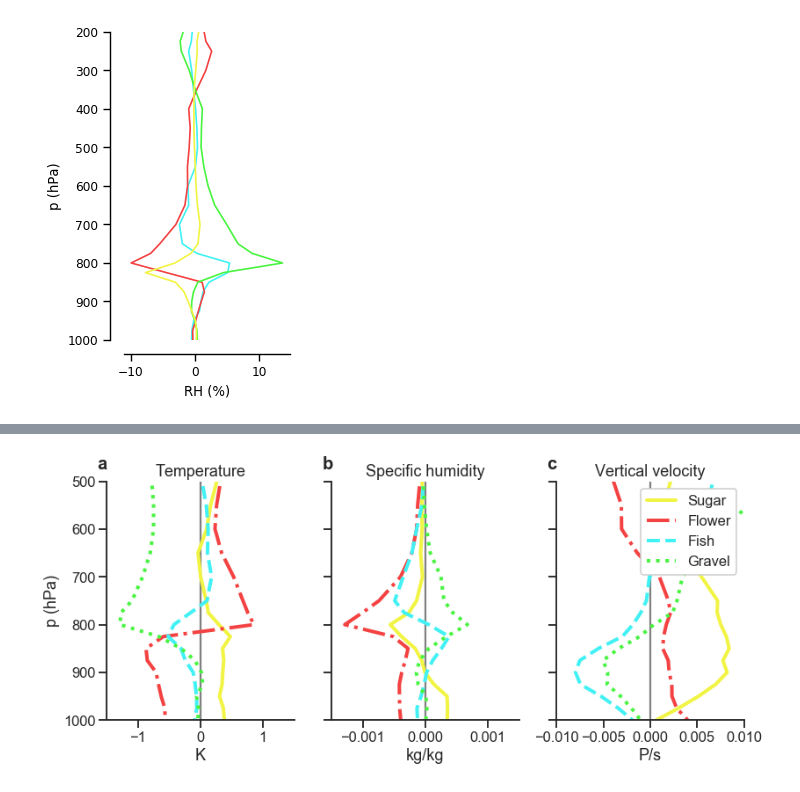
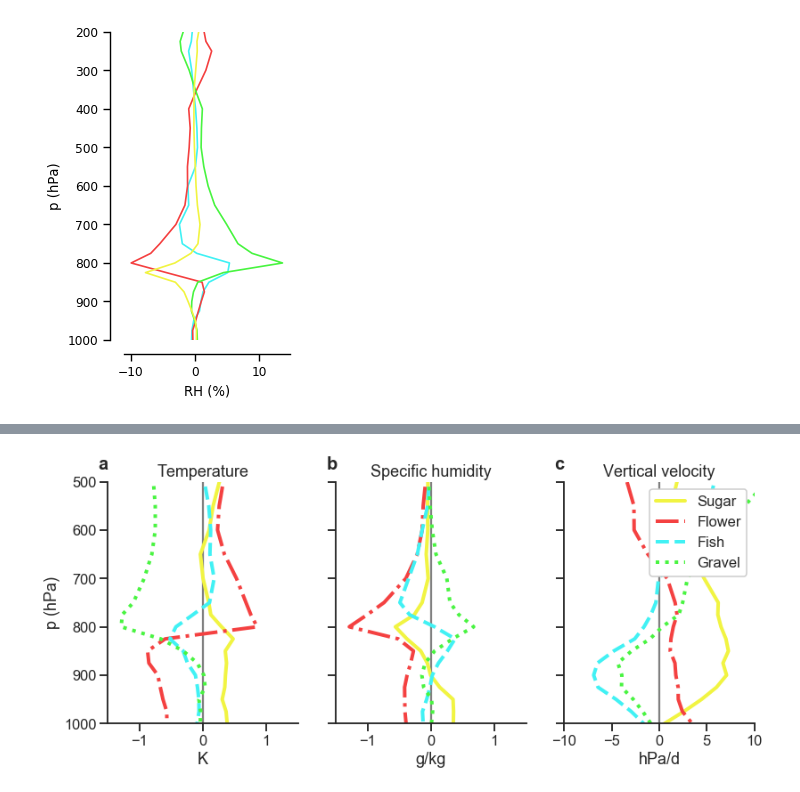
Before and after one commit to raspstephan/sugar-flower-fish-or-gravel, a Jupyter notebook: Plotting_ERAInterim_HumanLabelsProfiles.ipynb, the cells around one changed output, grey strips where cells are left out. Saved outputs shown, nothing was run; the diff lists cells and outputs as text; code cells hidden in the pictures.

```diff
--- a/Plotting_ERAInterim_HumanLabelsProfiles.ipynb
+++ b/Plotting_ERAInterim_HumanLabelsProfiles.ipynb
@@ -24,7 +24,7 @@ Data variables:
     Vertical_velocity_isobaric         (pattern, pressure) float32 ...
     Vertical_velocity_isobaric_median  (pressure) float32 ...
 # %%
-df = pd.read_json('ERAInterim_Profiles_Human.json')
+df = pd.read_json('ERAInterim_Profiles_Human2.json')
 # %%
 variables = ['Cloud_cover_isobaric', 'Temperature_isobaric', 'Vertical_velocity_isobaric',
              'Specific_humidity_isobaric', 'Relative_humidity_isobaric']
@@ -132,10 +132,11 @@ plt.rc("axes.spines", top=False, right=False)
 variables = ['Temperature_isobaric', 'Specific_humidity_isobaric', 'Vertical_velocity_isobaric',
              'Cloud_cover_isobaric']
 titles = ['Temperature', 'Specific humidity', 'Vertical velocity', 'Cloud cover']
-xlabels = ['K', 'kg/kg', 'P/s', '%']
+xlabels = ['K', 'g/kg', 'hPa/d', '%']
+factor = [1., 1000, 60*60*24/100, 1]
 # %%
 abcd = ['a', 'b', 'c', 'd']
-xl = [1.5, 0.0015, 0.01]
+xl = [1.5, 1.5, 10]
 # %%
 ds
 # %% [output]
@@ -158,27 +159,28 @@ styles = ['-', '-.', '--', ':']
 # %%
 fig, axs = plt.subplots(1, 3, figsize=(13,5))
 for i, (ax, variable) in enumerate(zip(axs, variables)):
     for l, st in zip(classes, styles):
         #arr = np.vstack( df[df.pattern==l][variable]) - np.median(np.vstack(df[variable]), 0)
         arr = np.vstack( df[df.pattern==l][variable]) - ds[f'{variable}_median'].values
-        ax.plot(np.median(arr, 0), height,  c=np.array(l2c[l])/255., label=l, lw=4, ls=st)
+        arr *= factor[i]
+        ax.plot(np.median(arr, 0), height,  c=np.array(l2c[l]), label=l, lw=4, ls=st)
 #         ax.fill_betweenx(height, np.percentile(arr, 25, 0), np.percentile(arr, 75, 0),
 #                          facecolor=np.array(l2c[l])/255., zorder=0.1, alpha = 0.3, lw=3, color=np.array(l2c[l])/255.)
 
     ax.invert_yaxis()
     ax.set_ylim(1000, 500)
     ax.set_title(titles[i])
     if variable == variables[0]:
         ax.set_ylabel('p (hPa)')
     else:
         ax.set_yticklabels([])
     ax.text(-0.05, 1.05, abcd[i], transform = ax.transAxes, weight='bold', fontsize=20)
     ax.set_xlabel(xlabels[i])
     ax.axvline(0, zorder=0.1, c='gray')
     ax.set_xlim(-xl[i], xl[i])
 axs[-1].legend(loc=1, framealpha=1)
 fig.savefig('/home/s/S.Rasp/tmp/phy.pdf', bbox_inches='tight', transparent=True)
 # %% [output]
-[figure, old version]
+[figure, new version]
 # %%
 arrs[0].shape
```
Also changed, not shown: parts of 3 cells of this notebook.
